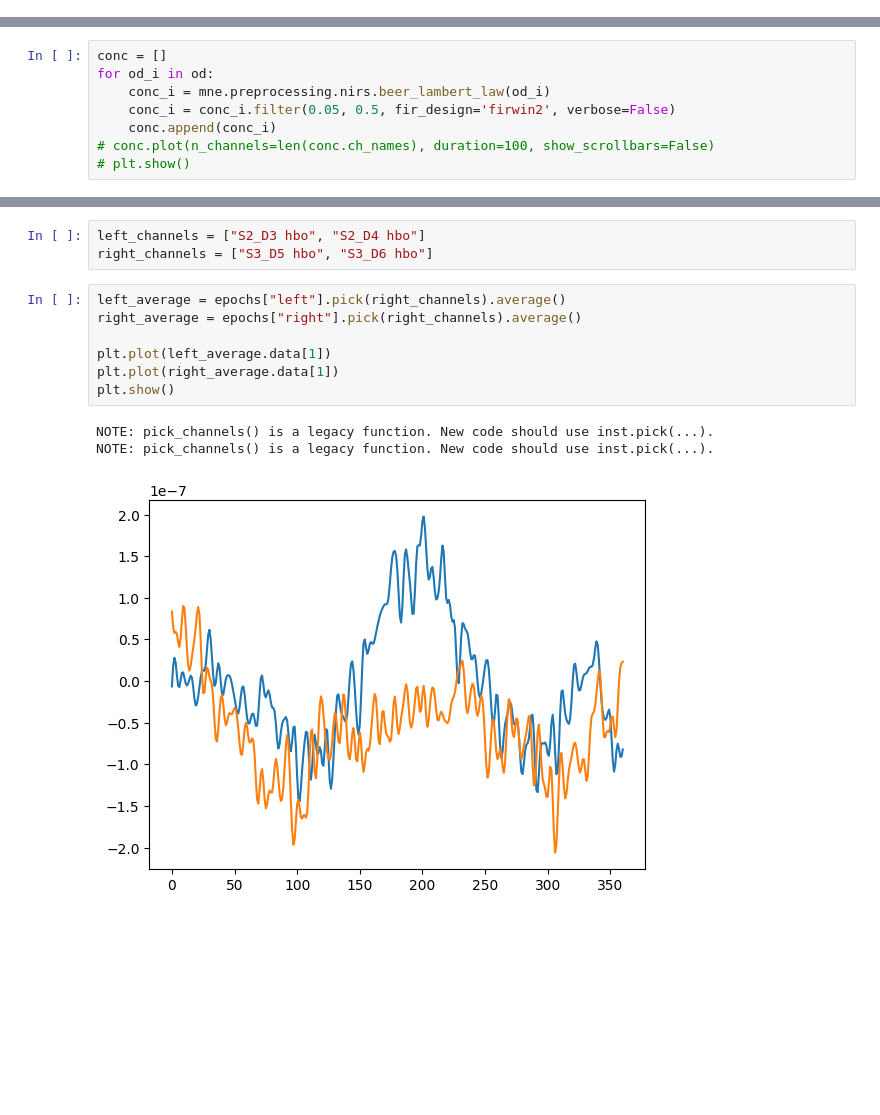
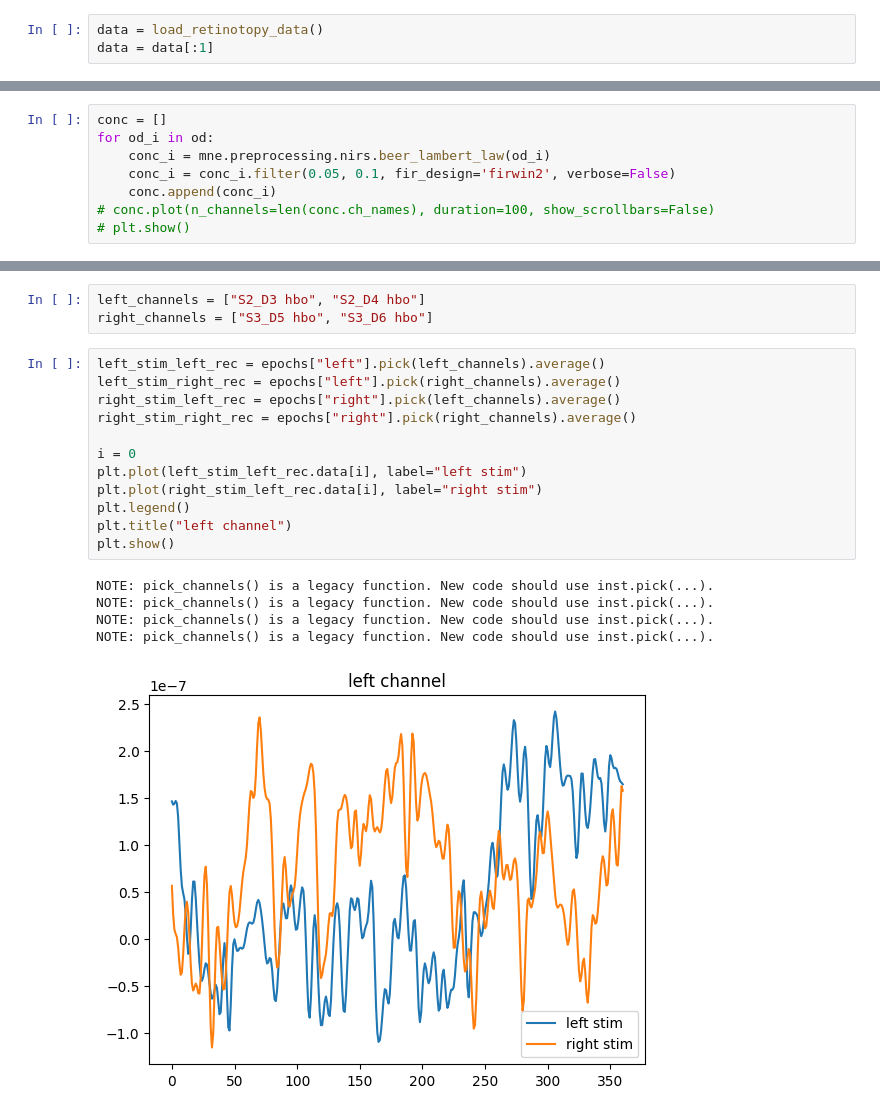
Before and after one commit to neural-imagery/signal-classifier, a Jupyter notebook: load.ipynb, the cells around one changed output, grey strips where cells are left out. Drawn from its saved outputs; the diff is of its cells as text; blank space fills up the shorter version.

```diff
--- a/load.ipynb
+++ b/load.ipynb
@@ -21,0 +17,3 @@ Loading /Users/rhotter/code/signal-classifier/data/Retinotopy/Steve/steve-scan6-
+# %%
+data = load_retinotopy_data()
+data = data[:1]
@@ -58,7 +59,7 @@ Reading 0 ... 4855  =      0.000 ...   485.500 secs...
 conc = []
 for od_i in od:
     conc_i = mne.preprocessing.nirs.beer_lambert_law(od_i)
-    conc_i = conc_i.filter(0.05, 0.5, fir_design='firwin2', verbose=False)
+    conc_i = conc_i.filter(0.05, 0.1, fir_design='firwin2', verbose=False)
     conc.append(conc_i)
 # conc.plot(n_channels=len(conc.ch_names), duration=100, show_scrollbars=False)
 # plt.show()
@@ -91,13 +92,20 @@ Applying baseline correction (mode: mean)
 left_channels = ["S2_D3 hbo", "S2_D4 hbo"]
 right_channels = ["S3_D5 hbo", "S3_D6 hbo"]
 # %%
-left_average = epochs["left"].pick(right_channels).average()
-right_average = epochs["right"].pick(right_channels).average()
+left_stim_left_rec = epochs["left"].pick(left_channels).average()
+left_stim_right_rec = epochs["left"].pick(right_channels).average()
+right_stim_left_rec = epochs["right"].pick(left_channels).average()
+right_stim_right_rec = epochs["right"].pick(right_channels).average()
 
-plt.plot(left_average.data[1])
-plt.plot(right_average.data[1])
+i = 0
+plt.plot(left_stim_left_rec.data[i], label="left stim")
+plt.plot(right_stim_left_rec.data[i], label="right stim")
+plt.legend()
+plt.title("left channel")
 plt.show()
 # %% [output]
 NOTE: pick_channels() is a legacy function. New code should use inst.pick(...).
 NOTE: pick_channels() is a legacy function. New code should use inst.pick(...).
+NOTE: pick_channels() is a legacy function. New code should use inst.pick(...).
+NOTE: pick_channels() is a legacy function. New code should use inst.pick(...).
-[figure, old version]
+[figure, new version]
```
Also changed, not shown: parts of 10 cells of this notebook.
